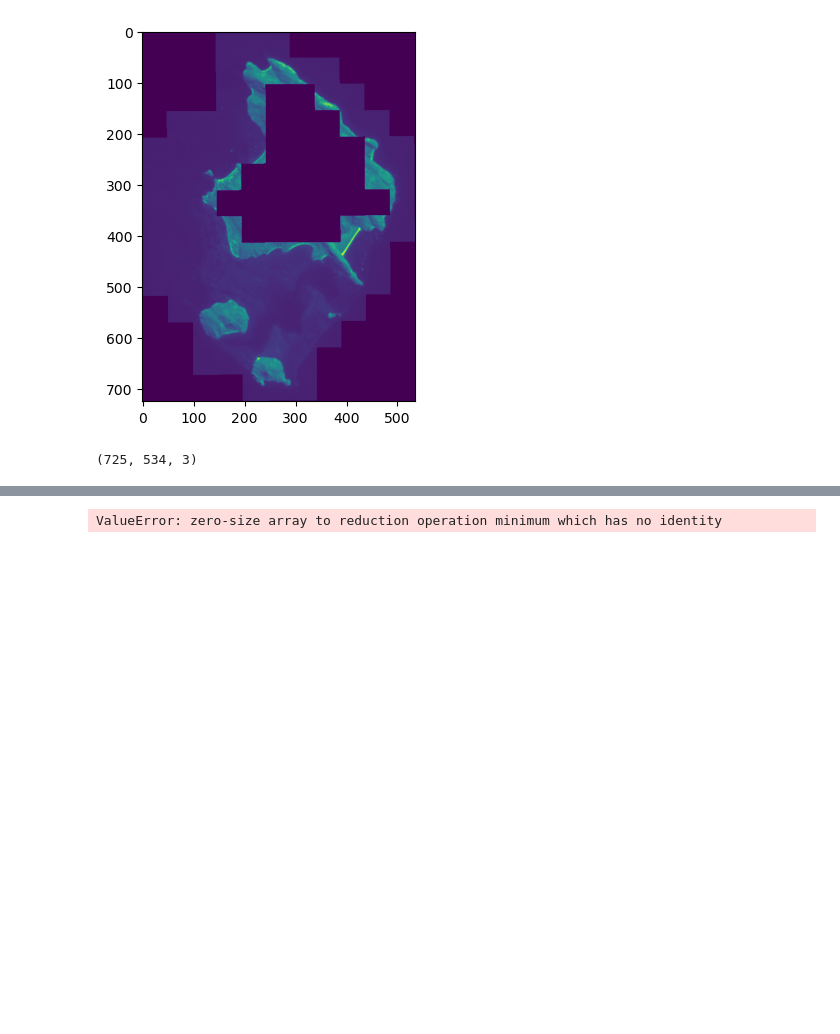
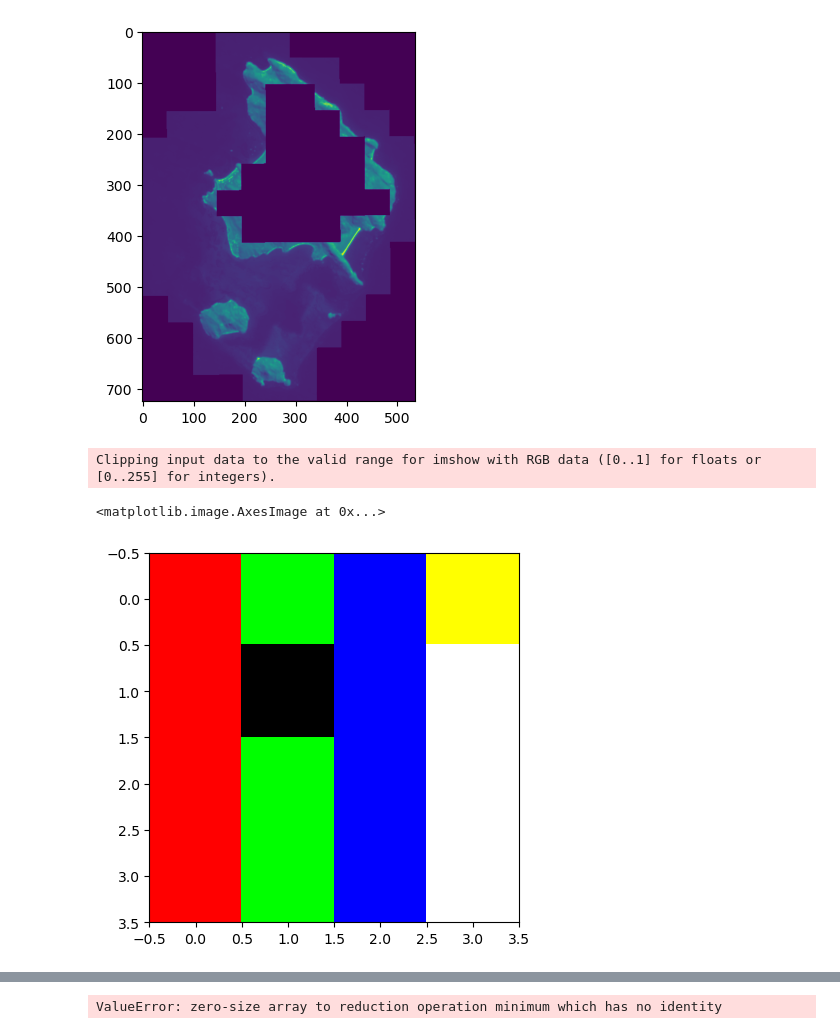
Before and after one commit to z-alzayer/ShallowLearn, a Jupyter notebook: Notebooks/Extract_HSI.ipynb, the cells around one changed output, grey strips where cells are left out. Saved outputs shown, nothing was run; the diff lists cells and outputs as text; code cells hidden in the pictures; blank space fills up the shorter version.

```diff
--- a/Notebooks/Extract_HSI.ipynb
+++ b/Notebooks/Extract_HSI.ipynb
@@ -58,7 +58,27 @@ for dates, arrs in hsi_dict.items():
 # %% [output]
 [figure]
 [figure]
-# %%
-hsi_dict[dates].shTramsfpr,ape
-# %% [output]
-(725, 534, 3)
+# %%
+red_channel = np.array([[255, np.nan, 0, 255],
+                       [255, 0, 0, 255],
+                       [255, 0, np.nan, 255],
+                       [255, 0, 0, 255]])
+
+green_channel = np.array([[0, 255, 0, 255],
+                         [0, np.nan, 0, 255],
+                         [0, 255, 0, 255],
+                         [0, 255, 0, 255]])
+
+blue_channel = np.array([[0, 0, 255, np.nan],
+                        [0, 0, 255, 255],
+                        [0, 0, 255, 255],
+                        [0, np.nan, 255, 255]])
+
+# Create the image array with three channels
+image_array = np.stack((red_channel, green_channel, blue_channel), axis=-1)
+# %%
+plt.imshow(image_array)
+# %% [output]
+Clipping input data to the valid range for imshow with RGB data ([0..1] for floats or [0..255] for integers).
+<matplotlib.image.AxesImage at 0x...>
+[figure, added]
```
Also changed, not shown: parts of 8 cells of this notebook, 22 other files.
